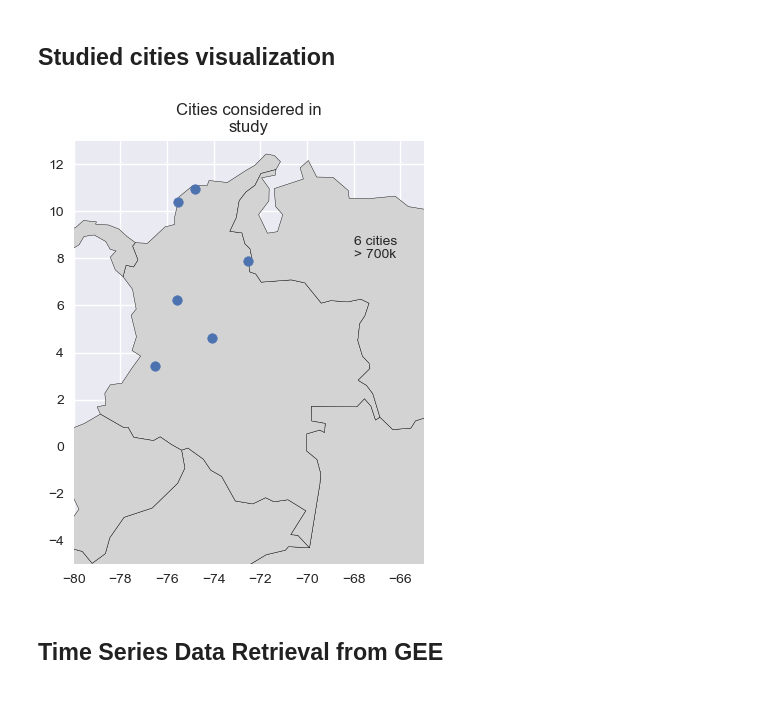
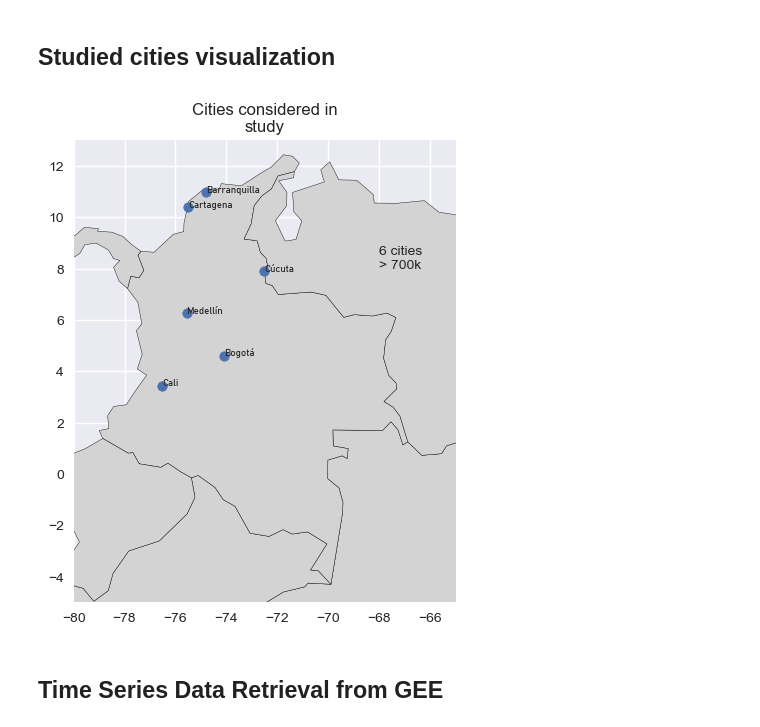
Before and after one commit to mdominguezd/AQ_Sent5P_TS_BFAST, a Jupyter notebook: AQ_GEE_DataRetrieval.ipynb, the cells around one changed output. Cells and saved outputs as stored; diff of their text form; code cells hidden in the pictures; blank space fills up the shorter version.

```diff
--- a/AQ_GEE_DataRetrieval.ipynb
+++ b/AQ_GEE_DataRetrieval.ipynb
@@ -50,23 +59,32 @@ else:
 # %%
 world = gpd.read_file(gpd.datasets.get_path('naturalearth_lowres'))
 
 ax = world.geometry.plot(color = 'lightgrey', edgecolor = 'k')
 
 cities.plot(ax= ax)
+
+for i in range(len(cities)):
+    x = cities.geometry.apply(lambda df : float(str(df).split(' ')[1].split('(')[1])).iloc[i]
+    y = cities.geometry.apply(lambda df : float(str(df).split(' ')[2].split(')')[0])).iloc[i]
+
+    plt.text(x,y, cities.name.iloc[i], fontfamily = 'bahnschrift', fontsize = 7)
 
 plt.text(x = -68, y = 8, s = str(len(cities)) + ' cities\n> 700k')
 
 plt.xlim((-80,-65))
 plt.ylim((-5,13))
 
 
 plt.title('Cities considered in\nstudy')
 
 fig = plt.gcf()
 
+fig.set_figheight(6)
+fig.set_figwidth(5)
+
 fig.savefig('Studied_cities.png')
 # %% [output]
-[figure, old version]
+[figure, new version]
 # %%
 # Get coordinates from all 12 cities
 coords = cities.bounds.iloc[:,:2]
```
Also changed, not shown: parts of 10 cells of this notebook, 1 other file.
